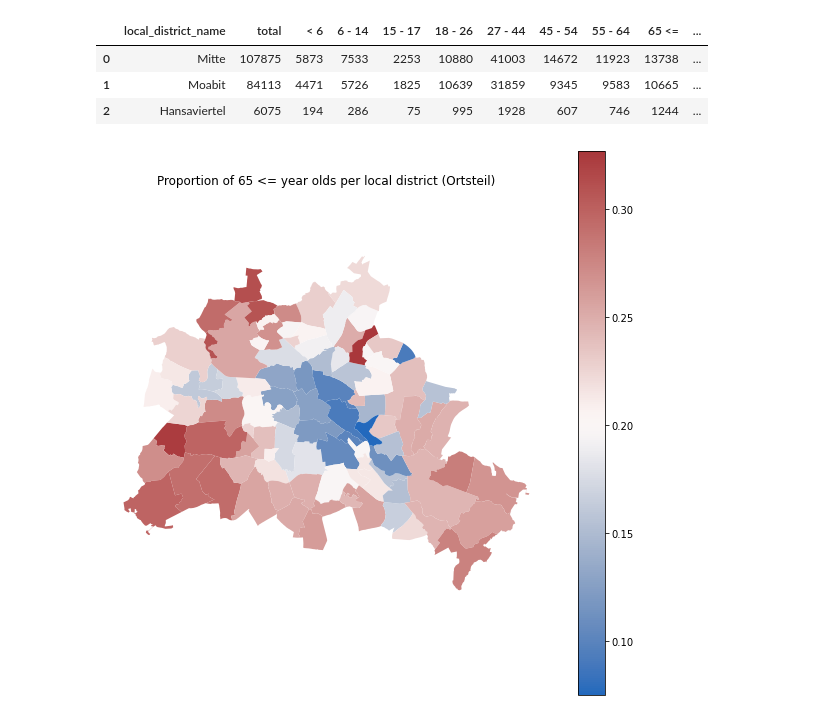
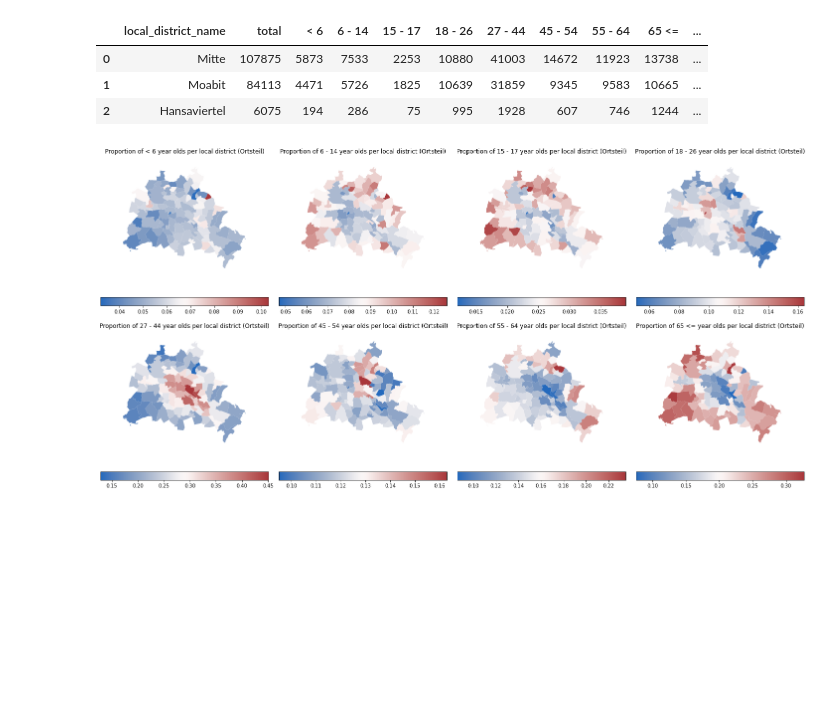
Before and after one commit to Lucky-0ne/geodata_berlin, a Jupyter notebook: main/python_package/usecase_example.ipynb, the cells around one changed output. Saved outputs shown, nothing was run; the diff lists cells and outputs as text; code cells hidden in the pictures; blank space fills up the shorter version.

Commit message:
added combined proportions image

```diff
--- a/main/python_package/usecase_example.ipynb
+++ b/main/python_package/usecase_example.ipynb
@@ -26,8 +23,8 @@ df
 # %%
 ltm = LookupTableManager(resolution_mode='LOCAL_DISTRICTS', map_by='NAME')
 result_df = ltm.map_geodata(df, id_col='local_district_name')
+
 # drop "Schlachtensee" because geometry data is outdated
-result_df = result_df
 plot_df = result_df.dropna().copy()
 plot_df.head(3)
 # %% [output]
@@ -37,24 +34,25 @@ plot_df.head(3)
 | 2 | Hansaviertel | 6075 | 194 | 286 | 75 | 995 | 1928 | 607 | 746 | 1244 | ... |
 # %%
 save = False
-for col in plot_df.columns[2:10]:
-    # col = plot_df.columns[2]
+fig, axs = plt.subplots(2, 4, figsize=(20, 10)) # Creates a grid of 2x4 for 8 subplots
+axs = axs.flatten() # Flatten the 2D array of axes to make indexing easier
+
+for i, col in enumerate(plot_df.columns[2:10]):
     plot_df[col] = round(result_df[col] / result_df['total'], 3)
 
-    # ax = plot_df.plot(column=col, cmap='vlag', legend=True, figsize=(10, 10), legend_kwds={"orientation": "horizontal"}, vmin=0, vmax=0.5)
-    ax = plot_df.plot(column=col, cmap='vlag', legend=True, figsize=(10, 10), legend_kwds={"orientation": "horizontal"})
-    ax.set_title(f"Proportion of {col} year olds per local district (Ortsteil)", x=0.5, y=1.15, pad=+0)
-    ax.set_axis_off()
-    if save:
-        # Save the figure
-        if col == '< 6':
-            plt.savefig(f"usecase_example_results/5lower_proportion.png", bbox_inches='tight')
-        elif col == '65 <=':
-            plt.savefig(f"usecase_example_results/65above_proportion.png", bbox_inches='tight')
-        else:
-            plt.savefig(f"usecase_example_results/{col}_proportion.png", bbox_inches='tight')
-        plt.close()
-    else:
-        plt.show()
+    # Plot on the ith subplot
+    plot_df.plot(column=col, cmap='vlag', legend=True, ax=axs[i], legend_kwds={"orientation": "horizontal"})
+    axs[i].set_title(f"Proportion of {col} year olds per local district (Ortsteil)")
+    axs[i].set_axis_off()
+
+# Adjust the layout so titles and legends do not overlap
+plt.tight_layout()
+
+if save:
+    # Save the figure
+    plt.savefig(f"usecase_example_results/combined_proportions.png", bbox_inches='tight')
+    plt.close()
+else:
+    plt.show()
 # %% [output]
-[figure, old version]
+[figure, new version]
```
Also changed, not shown: parts of 5 cells of this notebook, 1 other file.
